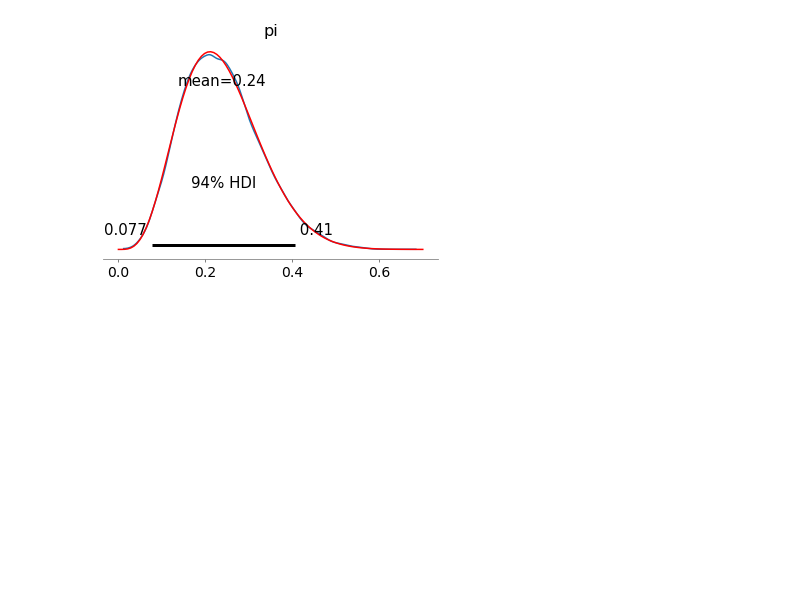
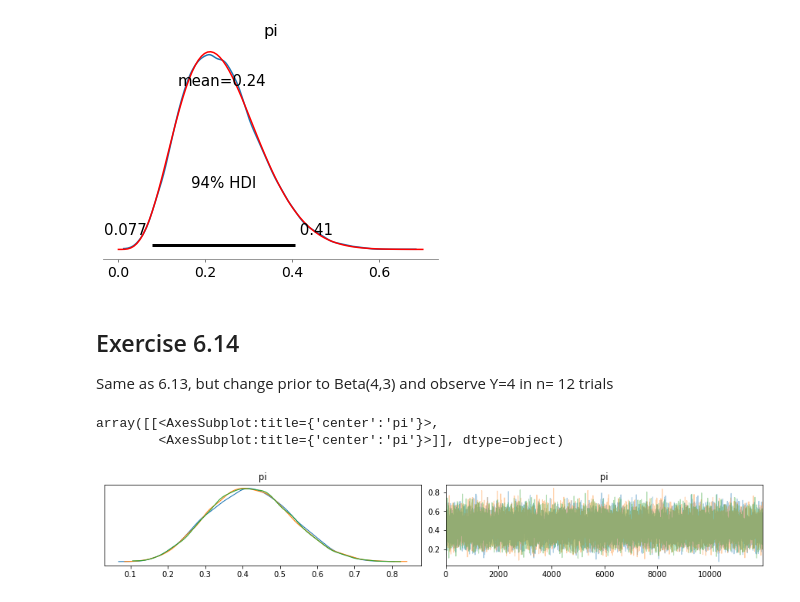
Before and after one commit to DrEntropy/BayesRulesWork, a Jupyter notebook: Chapter6.ipynb, the cells around one changed output. Saved outputs shown, nothing was run; the diff lists cells and outputs as text; code cells hidden in the pictures; blank space fills up the shorter version.

```diff
--- a/Chapter6.ipynb
+++ b/Chapter6.ipynb
@@ -110,3 +110,29 @@ ax.plot(x,beta.pdf(x, 3+2, 10-2+8),'r-')
 # %% [output]
 [<matplotlib.lines.Line2D at 0x...>]
 [figure]
+# %% [markdown]
+## Exercise 6.14
+
+Same as 6.13, but change prior to Beta(4,3) and observe Y=4 in n= 12 trials
+# %%
+model = """data {
+    int<lower=0, upper=12> Y;
+}
+parameters {
+    real<lower=0, upper =1> pi;
+}
+
+model {
+    Y ~ binomial(12, pi);
+    pi ~ beta(4,3);
+}"""
+
+
+posterior = stan.build(model, data={'Y':4})
+fit = posterior.sample(num_chains=3, num_samples=12000)
+# %%
+az.plot_trace(fit, compact = False)
+# %% [output]
+array([[<AxesSubplot:title={'center':'pi'}>,
+        <AxesSubplot:title={'center':'pi'}>]], dtype=object)
+[figure, added]
```
Also changed, not shown: parts of 1 cell of this notebook.
